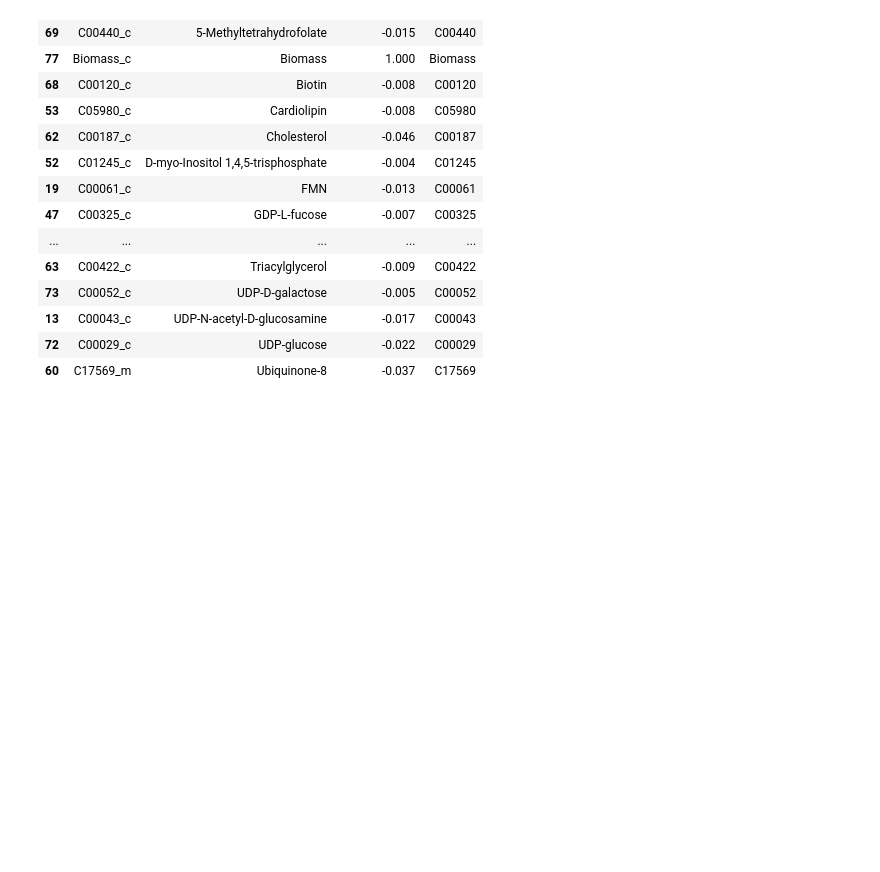
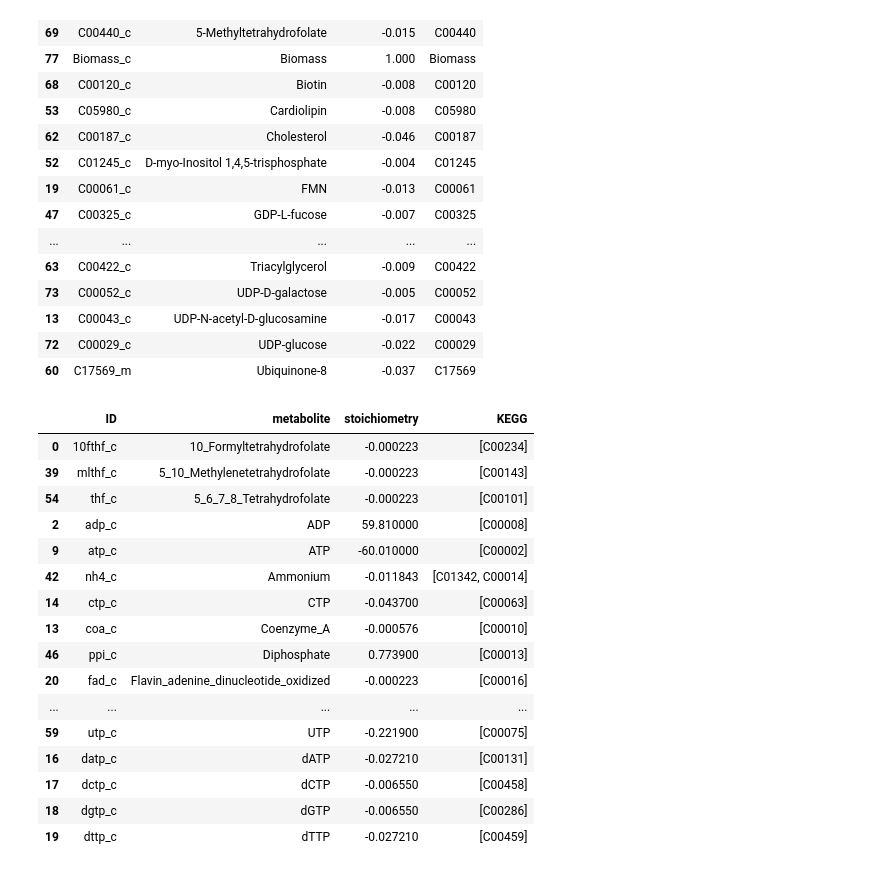
Before and after one commit to Nexia23/Plasmodium_abs_FBA, a Jupyter notebook: compare_GEMs.ipynb, the cells around one changed output. Drawn from its saved outputs; the diff is of its cells as text; code cells hidden in the pictures; blank space fills up the shorter version.

Commit message:
biomass tables intersection and not

```diff
--- a/compare_GEMs.ipynb
+++ b/compare_GEMs.ipynb
@@ -106,9 +106,11 @@ biomass_ipfal.sort_values(by='metabolite', ascending='True')
 # %%
 biomass_ipfal.metabolite[biomass_ipfal.metabolite.isin(biomass.metabolite)]#
 kegg_ids = []
-for met in m:
+ids = []
+for i,met in enumerate(m):
     try:
         kegg = met.annotation['kegg.compound']
     except:
         kegg=''
     kegg_ids.extend(kegg)
+    ids.extend([i for _ in range(len(kegg))])
@@ -140,3 +146,26 @@ biomass[~biomass.KEGG.isin(kegg_ids)].sort_values(by='metabolite', ascending='Tr
 | 13 | C00043_c | UDP-N-acetyl-D-glucosamine | -0.017 | C00043 |
 | 72 | C00029_c | UDP-glucose | -0.022 | C00029 |
 | 60 | C17569_m | Ubiquinone-8 | -0.037 | C17569 |
+# %%
+inter, ids_l, ids_i = np.intersect1d(np.asarray(kegg_ids), np.asarray(ipfa_kegg), return_indices=True)
+not_included = np.asarray(ids)[~np.isin(np.arange(len(ids)), ids_l)]
+venn_ipfal = biomass_ipfal.iloc[np.asarray(ids)[ids_l]].sort_values(by='metabolite', ascending='True')
+venn_ipfal
+# %% [output]
+|  | ID | metabolite | stoichiometry | KEGG |
+| 0 | 10fthf_c | 10_Formyltetrahydrofolate | -0.000223 | [C00234] |
+| 39 | mlthf_c | 5_10_Methylenetetrahydrofolate | -0.000223 | [C00143] |
+| 54 | thf_c | 5_6_7_8_Tetrahydrofolate | -0.000223 | [C00101] |
+| 2 | adp_c | ADP | 59.810000 | [C00008] |
+| 9 | atp_c | ATP | -60.010000 | [C00002] |
+| 42 | nh4_c | Ammonium | -0.011843 | [C01342, C00014] |
+| 14 | ctp_c | CTP | -0.043700 | [C00063] |
+| 13 | coa_c | Coenzyme_A | -0.000576 | [C00010] |
+| 46 | ppi_c | Diphosphate | 0.773900 | [C00013] |
+| 20 | fad_c | Flavin_adenine_dinucleotide_oxidized | -0.000223 | [C00016] |
+| ... | ... | ... | ... | ... |
+| 59 | utp_c | UTP | -0.221900 | [C00075] |
+| 16 | datp_c | dATP | -0.027210 | [C00131] |
+| 17 | dctp_c | dCTP | -0.006550 | [C00458] |
+| 18 | dgtp_c | dGTP | -0.006550 | [C00286] |
+| 19 | dttp_c | dTTP | -0.027210 | [C00459] |
```
Also changed, not shown: parts of 3 cells of this notebook.
